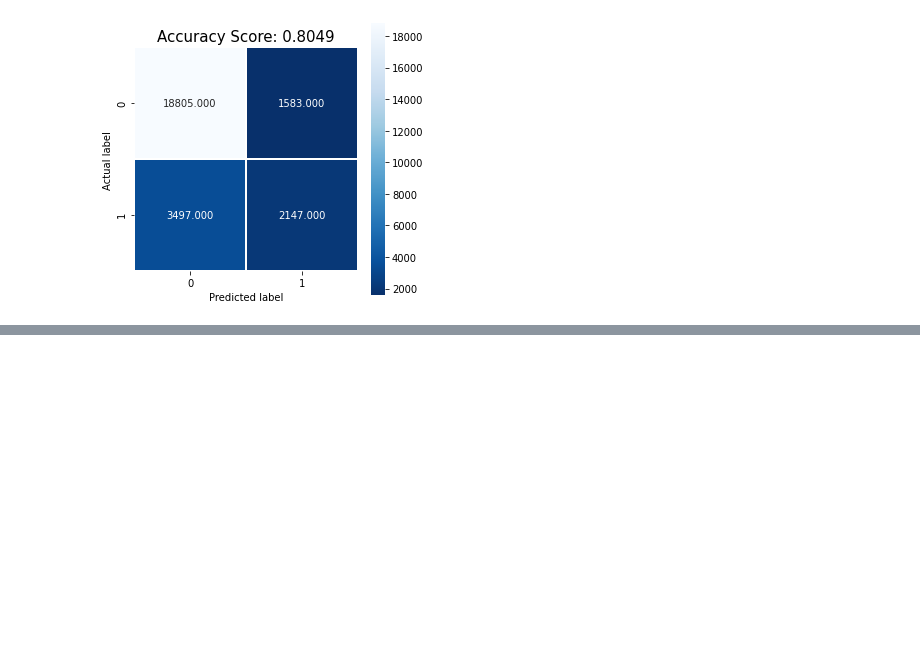
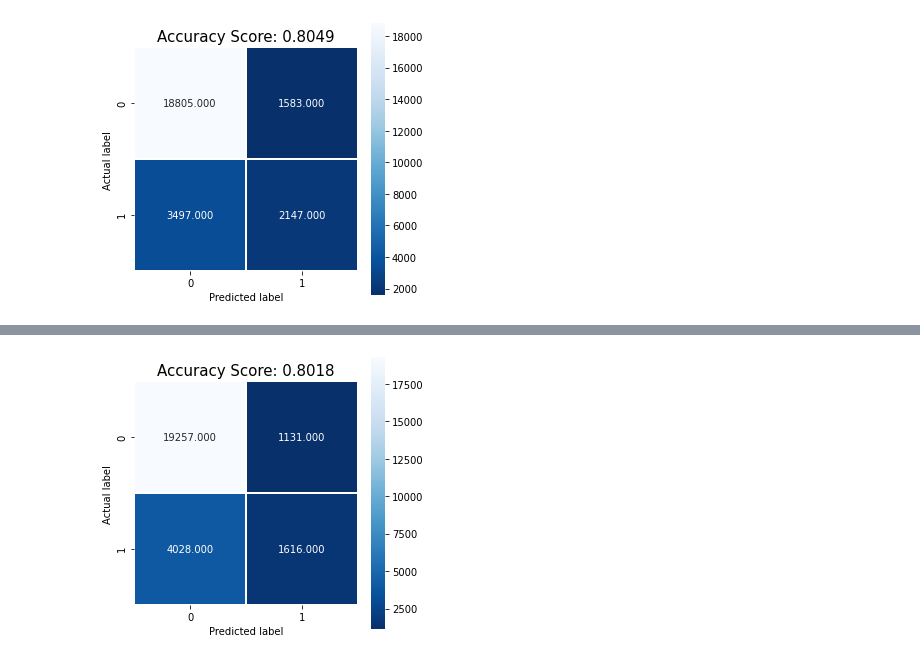
Before and after one commit to bvchand/Diabetes-detection-in-ICU-patients, a Jupyter notebook: diabetes_models_on_important_features.ipynb, the cells around one changed output, grey strips where cells are left out. Saved outputs shown, nothing was run; the diff lists cells and outputs as text; code cells hidden in the pictures; blank space fills up the shorter version.

```diff
--- a/diabetes_models_on_important_features.ipynb
+++ b/diabetes_models_on_important_features.ipynb
@@ -542,0 +545,8 @@ plt.title(all_sample_title, size = 15);
+# %%
+scaler = StandardScaler()
+pca_97per_train_scaled = scaler.fit_transform(pca_97per_train)
+pca_97per_test_scaled = scaler.fit_transform(pca_97per_test)
+# %%
+RF_Cl_pca=RandomForestClassifier(n_estimators=200)
+%time
+RF_Cl_pca.fit(pca_97per_train_scaled,train_y) #training
@@ -542,0 +564,6 @@ plt.title(all_sample_title, size = 15);
+# %%
+y_pred = RF_Cl_pca.predict(pca_97per_test_scaled) #predicting on the test set
+# %%
+from sklearn import metrics
+rfc_test_score = metrics.accuracy_score(test_y, y_pred)
+print("Accuracy of RFC model:",rfc_test_score)
@@ -542,0 +577,11 @@ plt.title(all_sample_title, size = 15);
+# %%
+#show confusion matrix
+cm = confusion_matrix(test_y, y_pred)
+plt.figure(figsize=(5,5))
+sns.heatmap(cm, annot=True, fmt=".3f", linewidths=.5, square = True, cmap = 'Blues_r');
+plt.ylabel('Actual label');
+plt.xlabel('Predicted label');
+all_sample_title = 'Accuracy Score: {0:.4f}'.format(rfc_test_score)
+plt.title(all_sample_title, size = 15);
+# %% [output]
+[figure, added]
```
Also changed, not shown: parts of 13 cells of this notebook.
